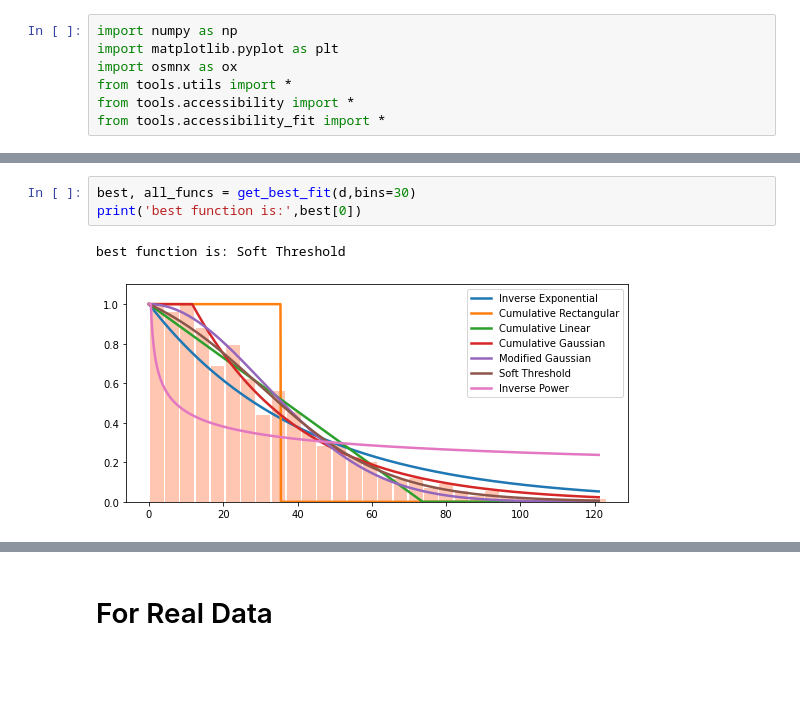
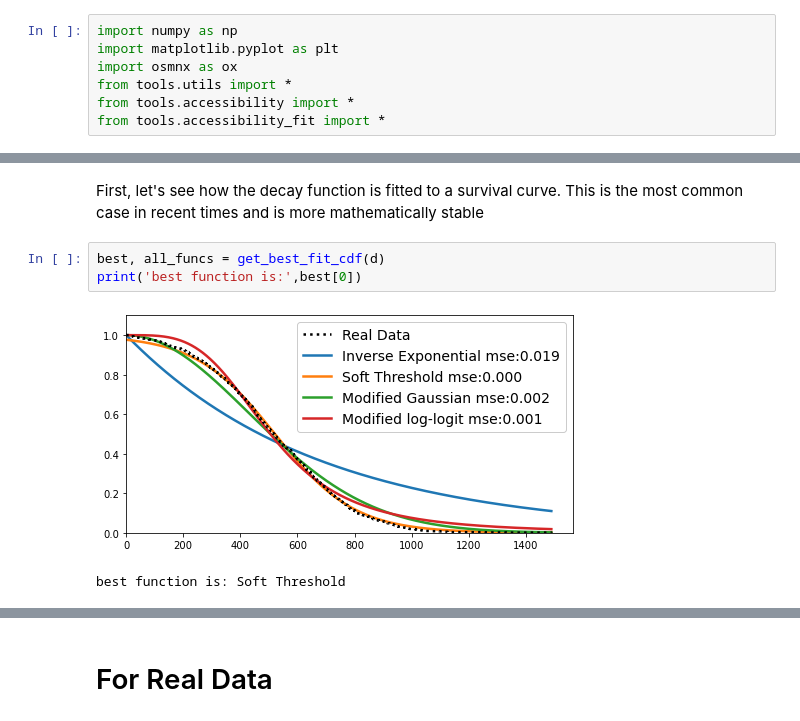
Before and after one commit to andre-morelli/Urban-Analytics, a Jupyter notebook: Example4-Fitting Accessibility Curves.ipynb, the cells around one changed output, grey strips where cells are left out. Drawn from its saved outputs; the diff is of its cells as text; blank space fills up the shorter version.

```diff
--- a/Example4-Fitting Accessibility Curves.ipynb
+++ b/Example4-Fitting Accessibility Curves.ipynb
@@ -18,6 +18,8 @@ plt.show()
+# %% [markdown]
+First, let's see how the decay function is fitted to a survival curve. This is the most common case in recent times and is more mathematically stable
 # %%
-best, all_funcs = get_best_fit(d,bins=30)
+best, all_funcs = get_best_fit_cdf(d)
 print('best function is:',best[0])
 # %% [output]
+[figure, new version]
 best function is: Soft Threshold
-[figure, old version]
```
Also changed, not shown: parts of 15 cells of this notebook.
